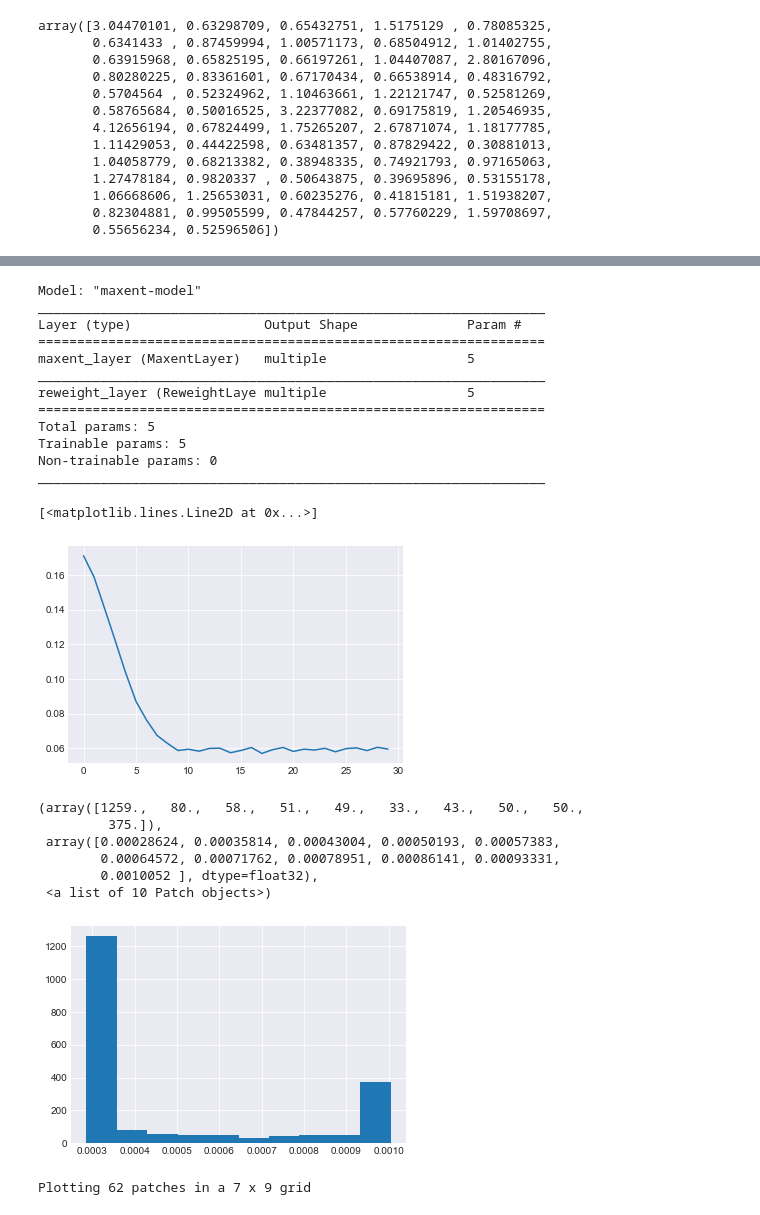
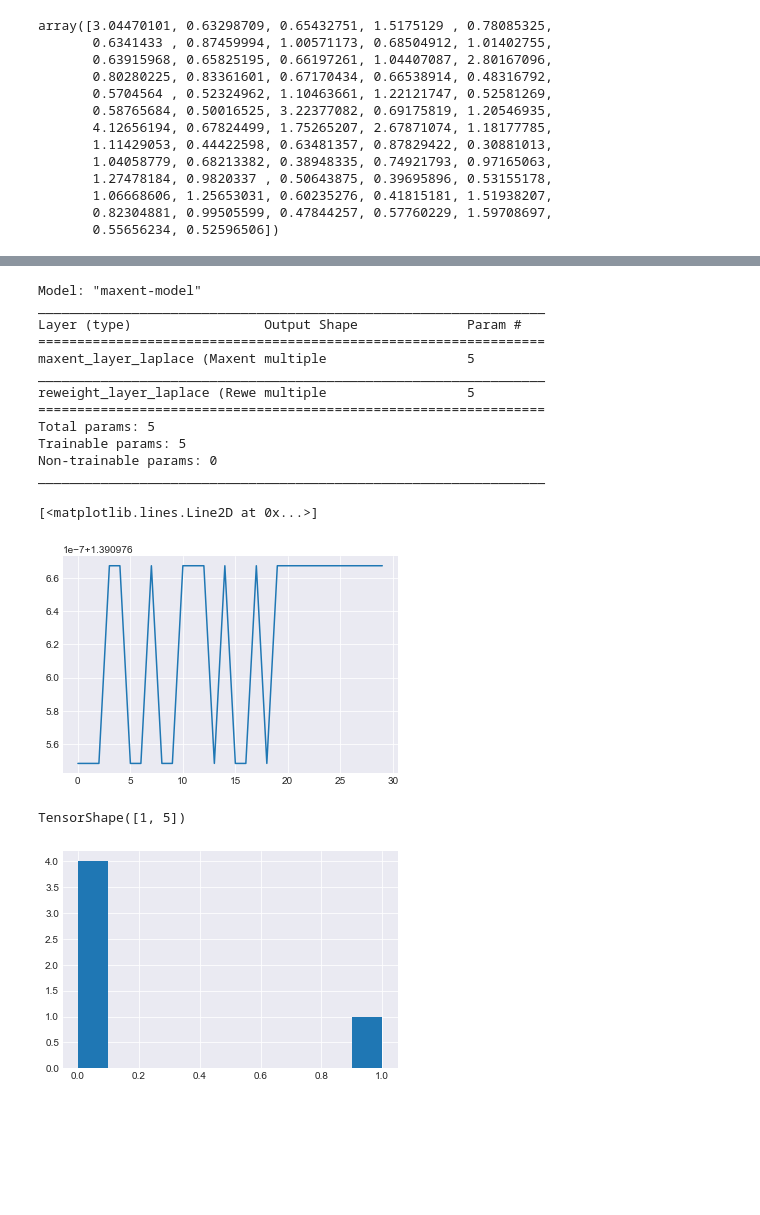
Before and after one commit to ur-whitelab/py0, a Jupyter notebook: examples/Metapop.ipynb, the cells around one changed output, grey strips where cells are left out. Drawn from its saved outputs; the diff is of its cells as text; code cells hidden in the pictures; blank space fills up the shorter version.

Commit message:
First draft of laplace in TF

```diff
--- a/examples/Metapop.ipynb
+++ b/examples/Metapop.ipynb
@@ -78,8 +81,8 @@ def make_starts(N):
 # %%
 import tqdm
 #tf.debugging.enable_check_numerics()
-N = 256
-batches = 8
+N = 64
+batches = 1
 outs = []
 for b in tqdm.tqdm(range(batches)):
     start = make_starts(N)
@@ -122,6 +125,6 @@ for i in range(len(restraints)):
     traj_index = tuple(restraints[i, 2:].astype(np.int))
     value = restraints[i, 0]
     uncertainty = restraints[i, 1]
-    p = maxentep.Laplace(uncertainty) if uncertainty > 0 else maxentep.EmptyPrior()
+    p = maxentep.Laplace(uncertainty)
     r = maxentep.Restraint(lambda traj: traj[traj_index], value, p)
     laplace_restraints.append(r)
@@ -132,5 +137,5 @@ trajs.shape
 # %%
-model = maxentep.MaxentModel(len(laplace_restraints))
+model = maxentep.MaxentModel(len(laplace_restraints), prior=maxentep.Laplace)
 model.compile(tf.keras.optimizers.Adam(learning_rate=1e-3), 'mean_squared_error')
 # %%
 history = model.fit(trajs, laplace_restraints, batch_size=32, epochs=30)
@@ -159,9 +164,9 @@ Model: "maxent-model"
 _________________________________________________________________
 Layer (type)                 Output Shape              Param #
 =================================================================
-maxent_layer (MaxentLayer)   multiple                  5
+maxent_layer_laplace (Maxent multiple                  5
 _________________________________________________________________
-reweight_layer (ReweightLaye multiple                  5
+reweight_layer_laplace (Rewe multiple                  5
 =================================================================
 Total params: 5
 Trainable params: 5
@@ -171,21 +176,15 @@ _________________________________________________________________
 plt.plot(history.history['loss'])
 # %% [output]
 [<matplotlib.lines.Line2D at 0x...>]
-[figure, old version]
+[figure, new version]
 # %%
 weights = model.traj_weights
 plt.hist(weights)
+weights.shape
 # %% [output]
-(array([1259.,   80.,   58.,   51.,   49.,   33.,   43.,   50.,   50.,
-         375.]),
- array([0.00028624, 0.00035814, 0.00043004, 0.00050193, 0.00057383,
-        0.00064572, 0.00071762, 0.00078951, 0.00086141, 0.00093331,
-        0.0010052 ], dtype=float32),
- <a list of 10 Patch objects>)
+TensorShape([1, 5])
-[figure, old version]
+[figure, new version]
 # %%
-patch_quantile(trajs, figsize=(18, 14), alpha=0.6, names=['S', 'E', 'A', 'I', 'R'])
-plt.show()
+#patch_quantile(trajs, figsize=(18, 14), alpha=0.6, names=['S', 'E', 'A', 'I', 'R'])
+#plt.show()
-# %% [output]
-Plotting 62 patches in a 7 x 9 grid
 # %%
```
Also changed, not shown: parts of 12 cells of this notebook, 1 other file.
